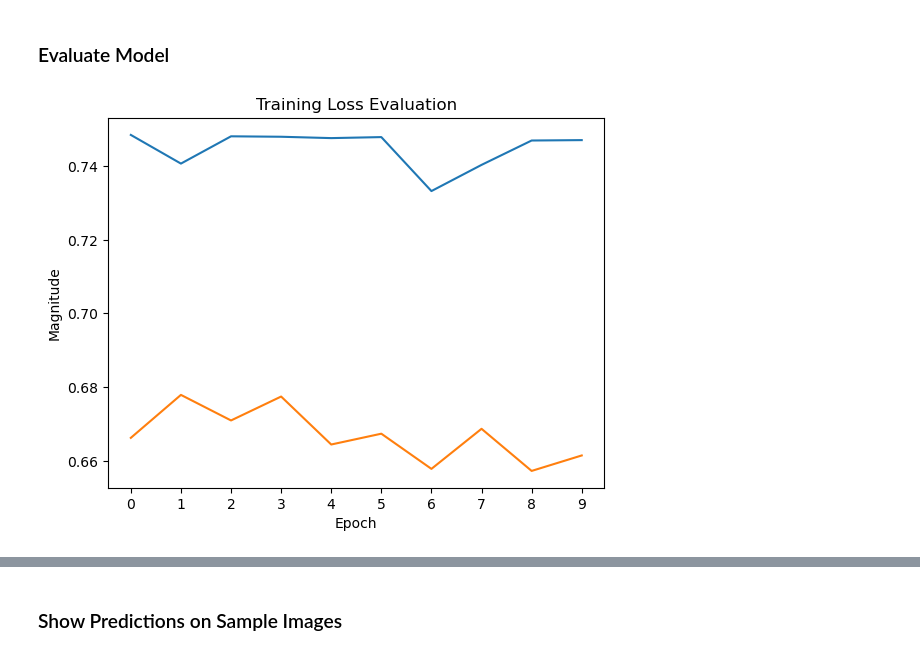
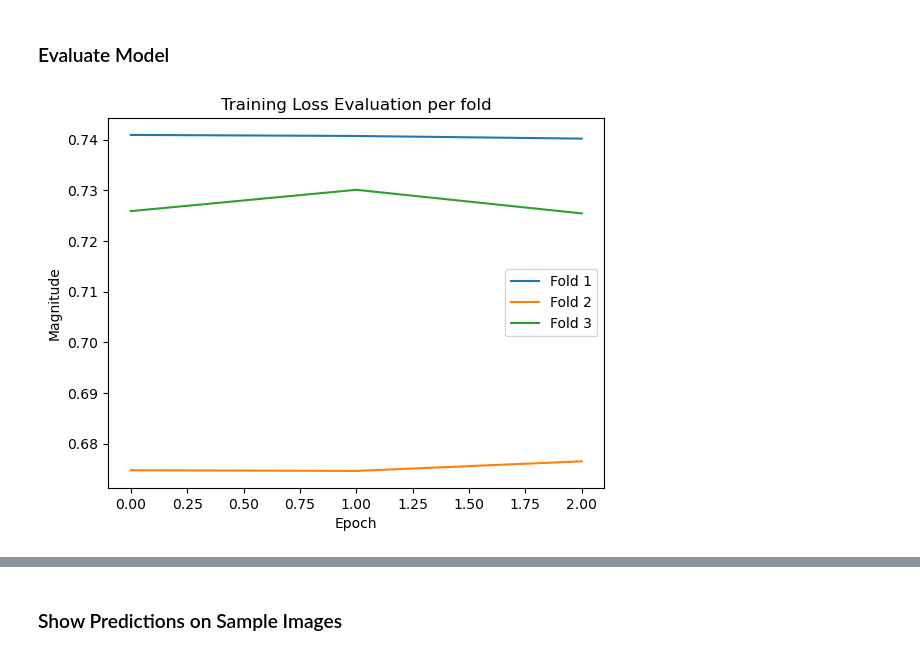
Before and after one commit to IrishMorales/lightweight-cnn-for-bone-metastasis, a Jupyter notebook: lb-fcnn.ipynb, the cells around one changed output, grey strips where cells are left out. Drawn from its saved outputs; the diff is of its cells as text; code cells hidden in the pictures.

Commit message:
Fix bugs in k-fold cross validation

```diff
--- a/lb-fcnn.ipynb
+++ b/lb-fcnn.ipynb
@@ -236,8 +236,8 @@ Estimated Total Size (MB): 56.60
 ### Train Model
 # %%
 # Model hyperparameters; epochs & batch size from Magboo & Abu
-k_folds = 2 # 10
-epochs = 10 # 100
+k_folds = 3 # 10
+epochs = 3 # 100
 batch_size = 16
 # %%
 # Evaluation metrics
@@ -246,7 +246,8 @@ results_precision = []
 results_sensitivity = []
 results_specificity = []
 results_f1 = []
-losses = []
+train_losses = []
+test_losses = []
 # %%
 # Define the K-fold Cross Validator
 kfold = KFold(n_splits=k_folds, shuffle=True, random_state=random_seed)
@@ -436,14 +456,14 @@ torch.save(model.state_dict(), 'weights/lbfcnn_weights.h5')
 # %% [markdown]
 ### Evaluate Model
 # %%
-# Plot losses
+# Plot train losses
 ax = plt.axes()
-for fold_losses in losses:
+for fold_losses in train_losses:
     plt.plot(fold_losses)
-plt.title('Training Loss Evaluation')
-ax.set_xticks([x for x in range(epochs)])
+plt.title('Training Loss Evaluation per fold')
 plt.xlabel('Epoch')
 plt.ylabel('Magnitude')
+plt.legend(['Fold ' + str(x) for x in range(1, 11)])
 plt.show()
 # %% [output]
-[figure, old version]
+[figure, new version]
```
Also changed, not shown: parts of 6 cells of this notebook, 3 other files.
